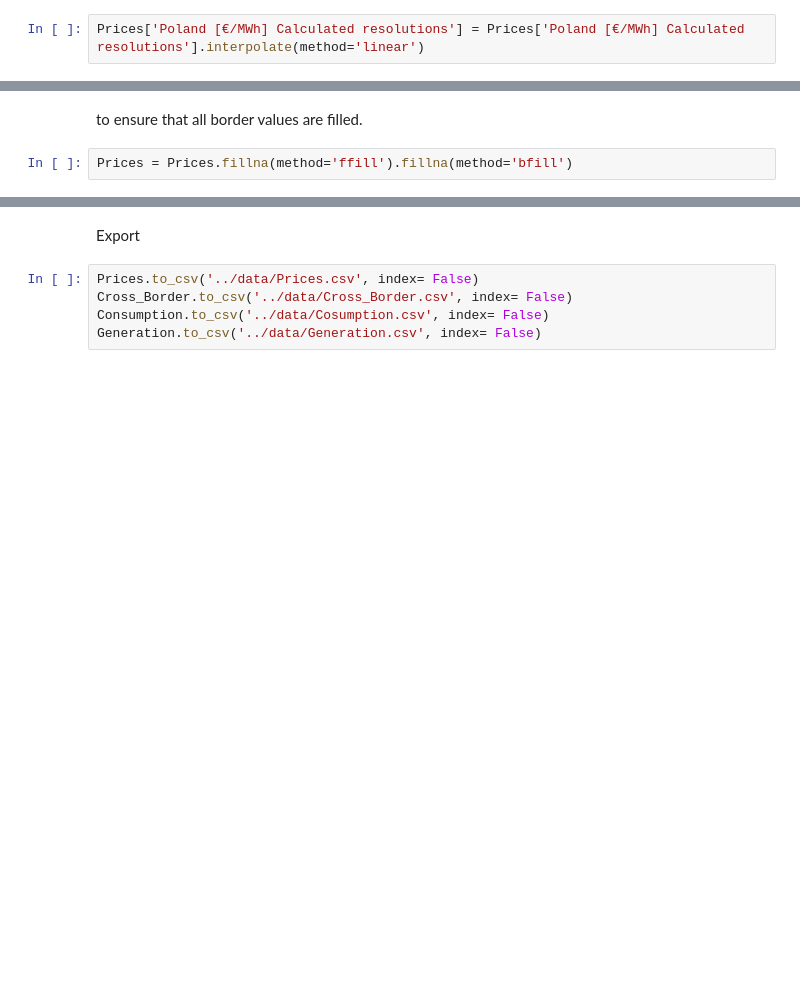
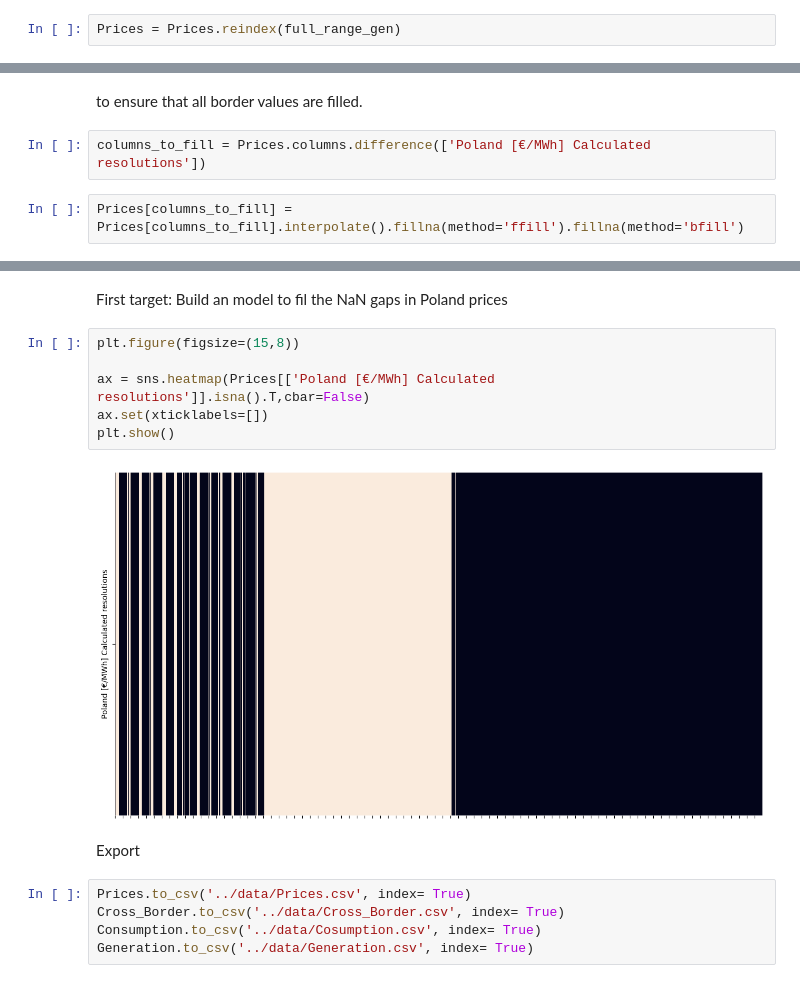
Before and after one commit to bennymiddel/Public, a Jupyter notebook: notebooks/01-data-loading-cleaning.ipynb, the cells around one changed output, grey strips where cells are left out. Cells and saved outputs as stored; diff of their text form; blank space fills up the shorter version.

Commit message:
data loading, cleaning and frequency check

```diff
--- a/notebooks/01-data-loading-cleaning.ipynb
+++ b/notebooks/01-data-loading-cleaning.ipynb
@@ -293,2 +458,2 @@ The Polish data set is being completed despite a large amount of missing data. A
-# %%
-Prices['Poland [€/MWh] Calculated resolutions'] = Prices['Poland [€/MWh] Calculated resolutions'].interpolate(method='linear')
+# %%
+Prices = Prices.reindex(full_range_gen)
@@ -295,4 +480,6 @@ Prices['Poland [€/MWh] Calculated resolutions'] = Prices['Poland [€/MWh] Cal
 # %% [markdown]
 to ensure that all border values are filled.
+# %%
+columns_to_fill = Prices.columns.difference(['Poland [€/MWh] Calculated resolutions'])
 # %%
-Prices = Prices.fillna(method='ffill').fillna(method='bfill')
+Prices[columns_to_fill] = Prices[columns_to_fill].interpolate().fillna(method='ffill').fillna(method='bfill')
@@ -299,7 +506,17 @@ Prices = Prices.fillna(method='ffill').fillna(method='bfill')
+# %% [markdown]
+First target: Build an model to fil the NaN gaps in Poland prices
+# %%
+plt.figure(figsize=(15,8))
+
+ax = sns.heatmap(Prices[['Poland [€/MWh] Calculated resolutions']].isna().T,cbar=False)
+ax.set(xticklabels=[])
+plt.show()
+# %% [output]
+[figure, added]
 # %% [markdown]
 Export
 # %%
-Prices.to_csv('../data/Prices.csv', index= False)
-Cross_Border.to_csv('../data/Cross_Border.csv', index= False)
-Consumption.to_csv('../data/Cosumption.csv', index= False)
-Generation.to_csv('../data/Generation.csv', index= False)
+Prices.to_csv('../data/Prices.csv', index= True)
+Cross_Border.to_csv('../data/Cross_Border.csv', index= True)
+Consumption.to_csv('../data/Cosumption.csv', index= True)
+Generation.to_csv('../data/Generation.csv', index= True)
```
Also changed, not shown: parts of 47 cells of this notebook.
